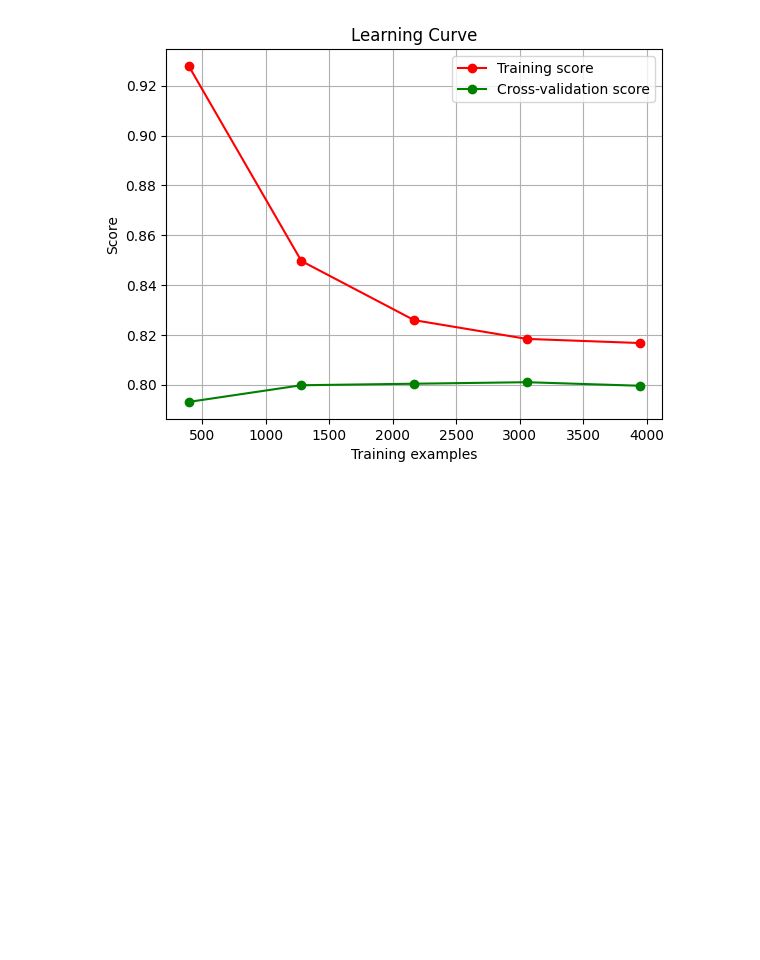
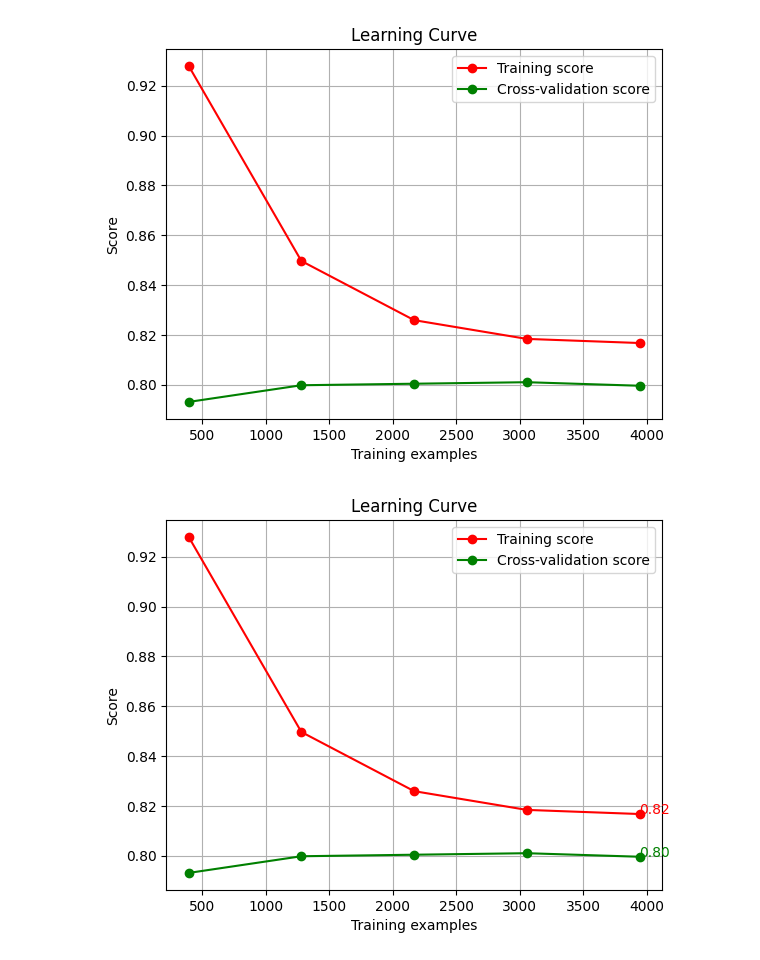
Before and after one commit to DevinduSamarasinghe/ml-ass1-churnPredictor, a Jupyter notebook: IT21004322_RandomForest.ipynb, the cells around one changed output. Cells and saved outputs as stored; diff of their text form; code cells hidden in the pictures; blank space fills up the shorter version.

```diff
--- a/IT21004322_RandomForest.ipynb
+++ b/IT21004322_RandomForest.ipynb
@@ -628,3 +651,37 @@ plt.title("Learning Curve")
 plt.show()
 # %% [output]
 [figure]
+# %%
+import numpy as np
+import matplotlib.pyplot as plt
+from sklearn.model_selection import learning_curve
+
+# Assume rf_model, X_train, y_train, kfold are predefined
+train_sizes, train_scores, test_scores = learning_curve(
+    rf_model, X_train, y_train, cv=kfold, n_jobs=-1, train_sizes=np.linspace(.1, 1.0, 5)
+)
+
+train_scores_mean = np.mean(train_scores, axis=1)
+test_scores_mean = np.mean(test_scores, axis=1)
+
+plt.figure()
+plt.plot(train_sizes, train_scores_mean, 'o-', color="r", label="Training score")
+plt.plot(train_sizes, test_scores_mean, 'o-', color="g", label="Cross-validation score")
+
+plt.xlabel("Training examples")
+plt.ylabel("Score")
+plt.legend(loc="best")
+plt.grid(True)
+
+# Check and adjust y-limits if needed
+if plt.ylim()[1] > 1:
+    plt.ylim(0.7, 1.01)
+
+# Adding text annotations
+plt.text(train_sizes[-1], train_scores_mean[-1], f'{train_scores_mean[-1]:.2f}', color="red")
+plt.text(train_sizes[-1], test_scores_mean[-1], f'{test_scores_mean[-1]:.2f}', color="green")
+
+plt.title("Learning Curve")
+plt.show()
+# %% [output]
+[figure, added]
```
Also changed, not shown: parts of 10 cells of this notebook.
